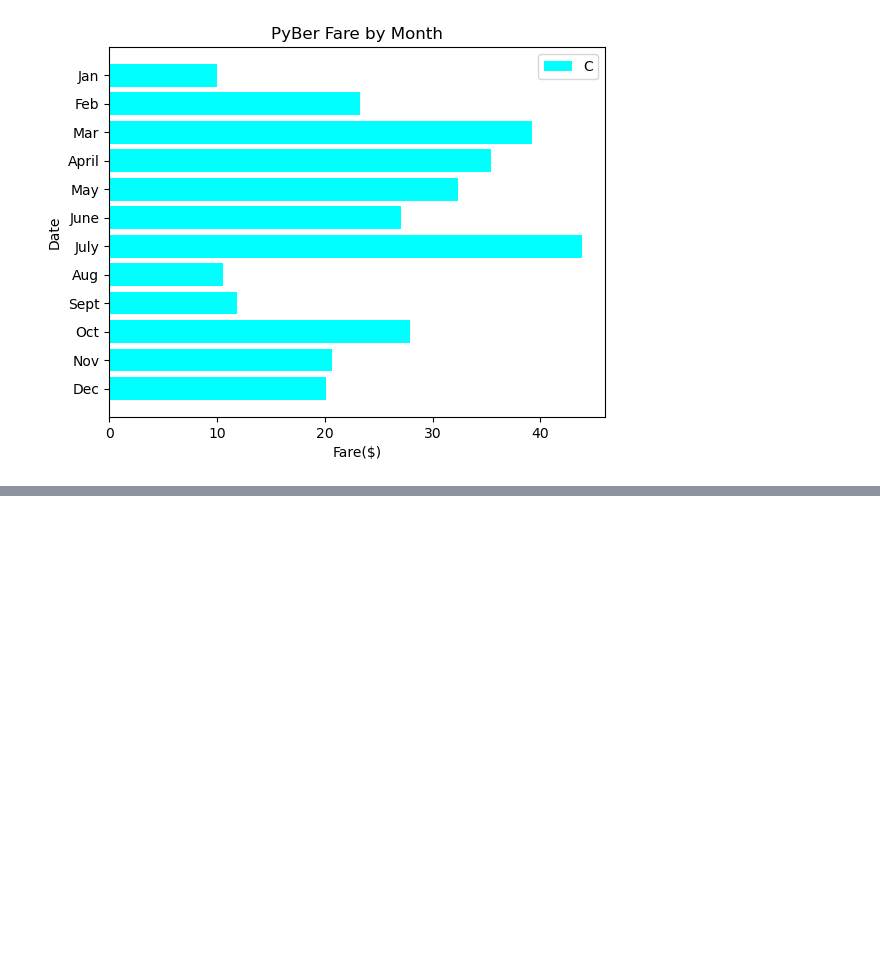
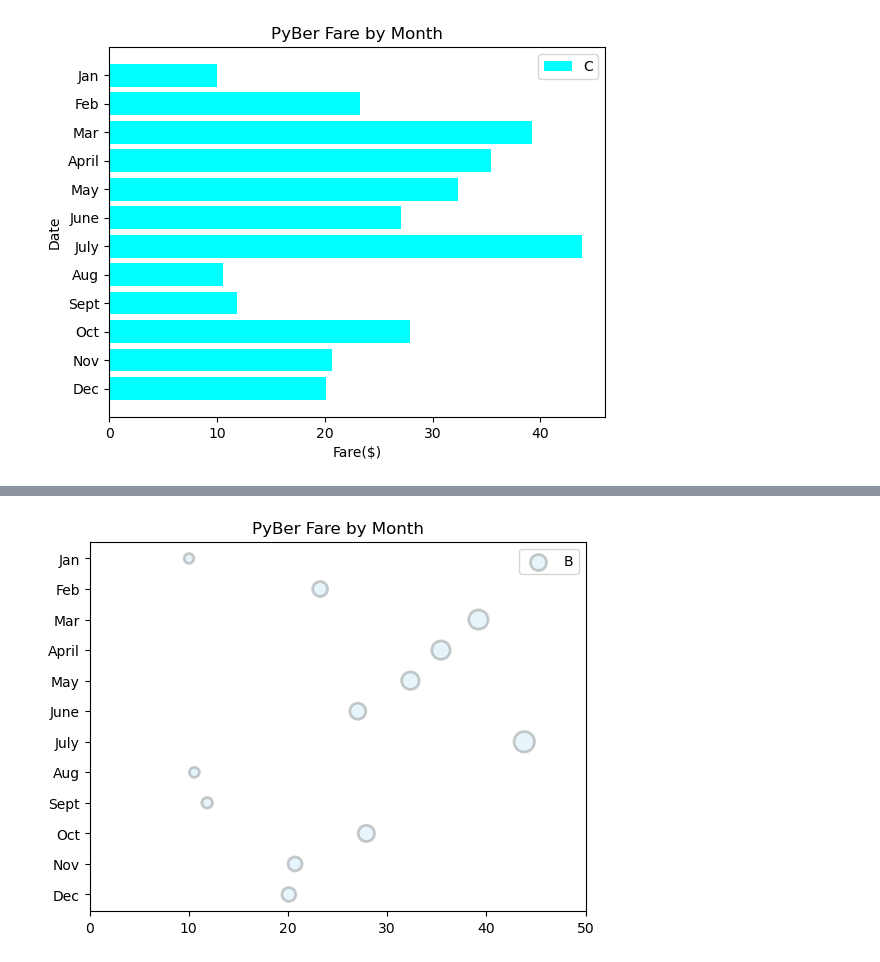
Before and after one commit to bhstarkey/PyBer_Analysis, a Jupyter notebook: matplotlib_practice.ipynb, the cells around one changed output, grey strips where cells are left out. Saved outputs shown, nothing was run; the diff lists cells and outputs as text; code cells hidden in the pictures; blank space fills up the shorter version.

```diff
--- a/matplotlib_practice.ipynb
+++ b/matplotlib_practice.ipynb
@@ -109,0 +134,10 @@ ax.invert_yaxis()
+# %%
+# Create plot using object oriented method
+fig, ax = plt.subplots()
+ax.scatter(y_axis, x_axis, s=[i * 5 for i in y_axis], color="skyblue", ec="black", alpha=.2, linewidth=2)
+ax.legend("Boston")
+ax.set_title("PyBer Fare by Month")
+ax.set_xlim(0, 50)
+ax.invert_yaxis()
+# %% [output]
+[figure, added]
```
Also changed, not shown: parts of 15 cells of this notebook, 5 other files.
